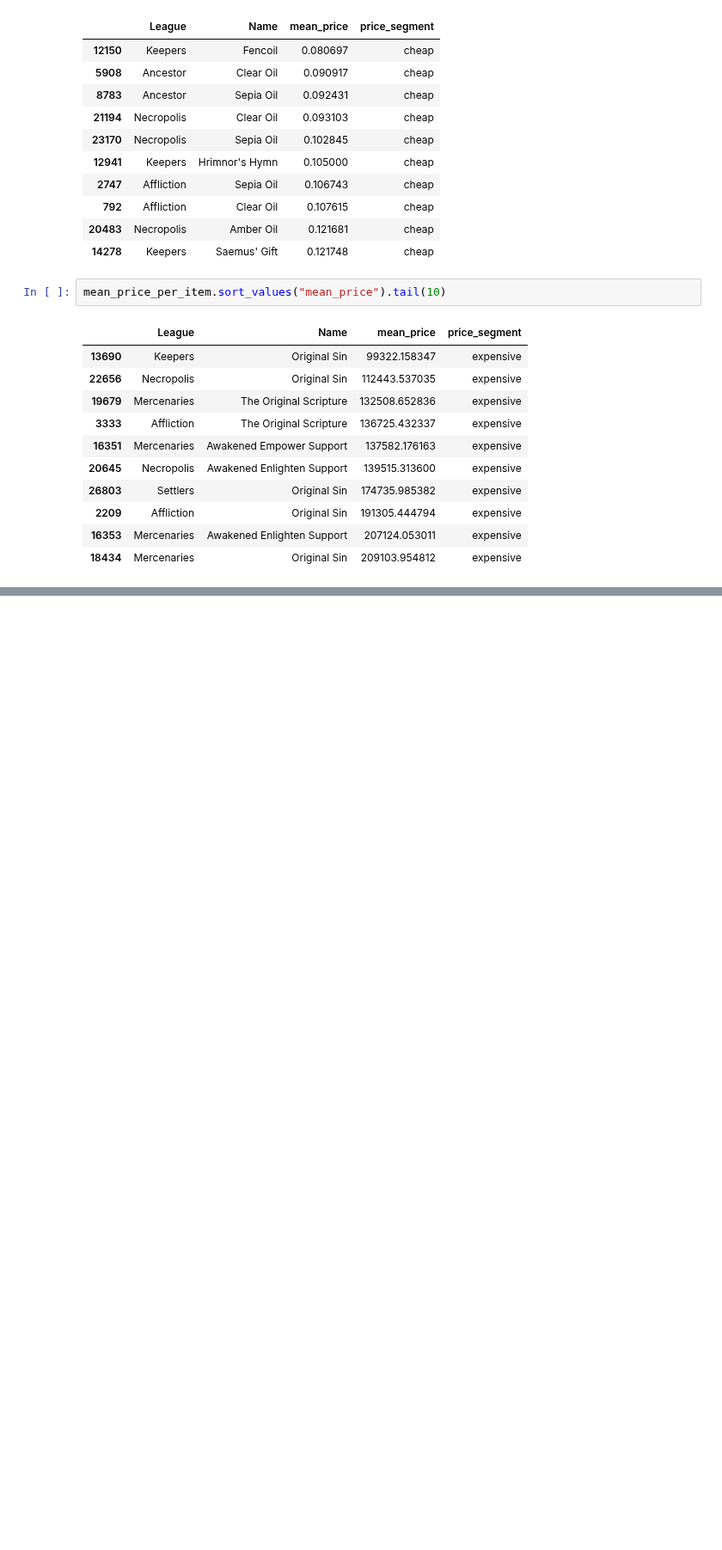
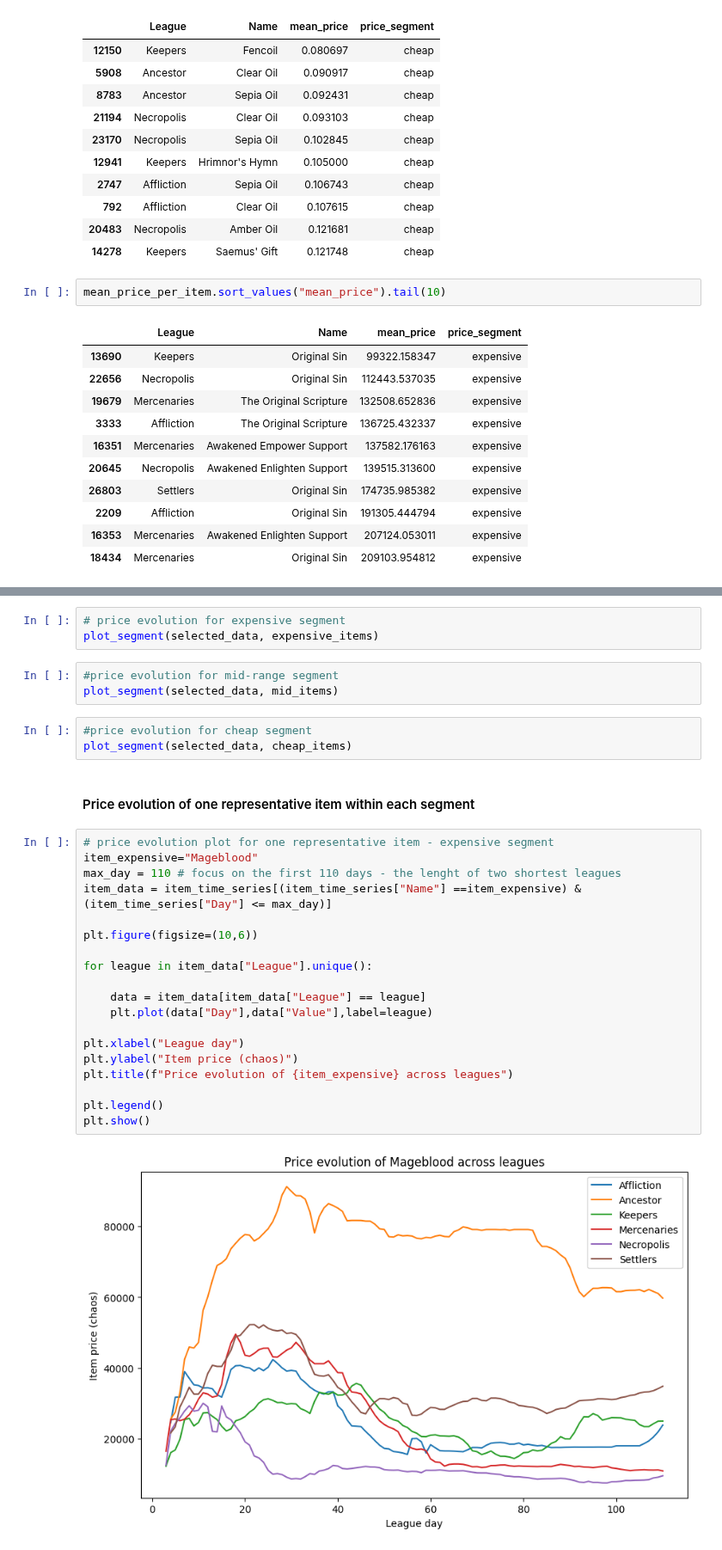
Before and after one commit to NataliaMiodowska/PoeMarketAnalyser, a Jupyter notebook: notebooks/03_price_dynamics.ipynb, the cells around one changed output, grey strips where cells are left out. Shown at 86% size. Cells and saved outputs as stored; diff of their text form; blank space fills up the shorter version.

Commit message:
price_dynamics

```diff
--- a/notebooks/03_price_dynamics.ipynb
+++ b/notebooks/03_price_dynamics.ipynb
@@ -94,0 +270,32 @@ mean_price_per_item.sort_values("mean_price").tail(10)
+# %%
+# price evolution for expensive segment
+plot_segment(selected_data, expensive_items)
+# %%
+#price evolution for mid-range segment
+plot_segment(selected_data, mid_items)
+# %%
+#price evolution for cheap segment
+plot_segment(selected_data, cheap_items)
+# %% [markdown]
+#### Price evolution of one representative item within each segment
+# %%
+# price evolution plot for one representative item - expensive segment
+item_expensive="Mageblood"
+max_day = 110 # focus on the first 110 days - the lenght of two shortest leagues
+item_data = item_time_series[(item_time_series["Name"] ==item_expensive) &(item_time_series["Day"] <= max_day)]
+
+plt.figure(figsize=(10,6))
+
+for league in item_data["League"].unique():
+
+    data = item_data[item_data["League"] == league]
+    plt.plot(data["Day"],data["Value"],label=league)
+
+plt.xlabel("League day")
+plt.ylabel("Item price (chaos)")
+plt.title(f"Price evolution of {item_expensive} across leagues")
+
+plt.legend()
+plt.show()
+# %% [output]
+[figure, added]
```
Also changed, not shown: parts of 44 cells of this notebook.
